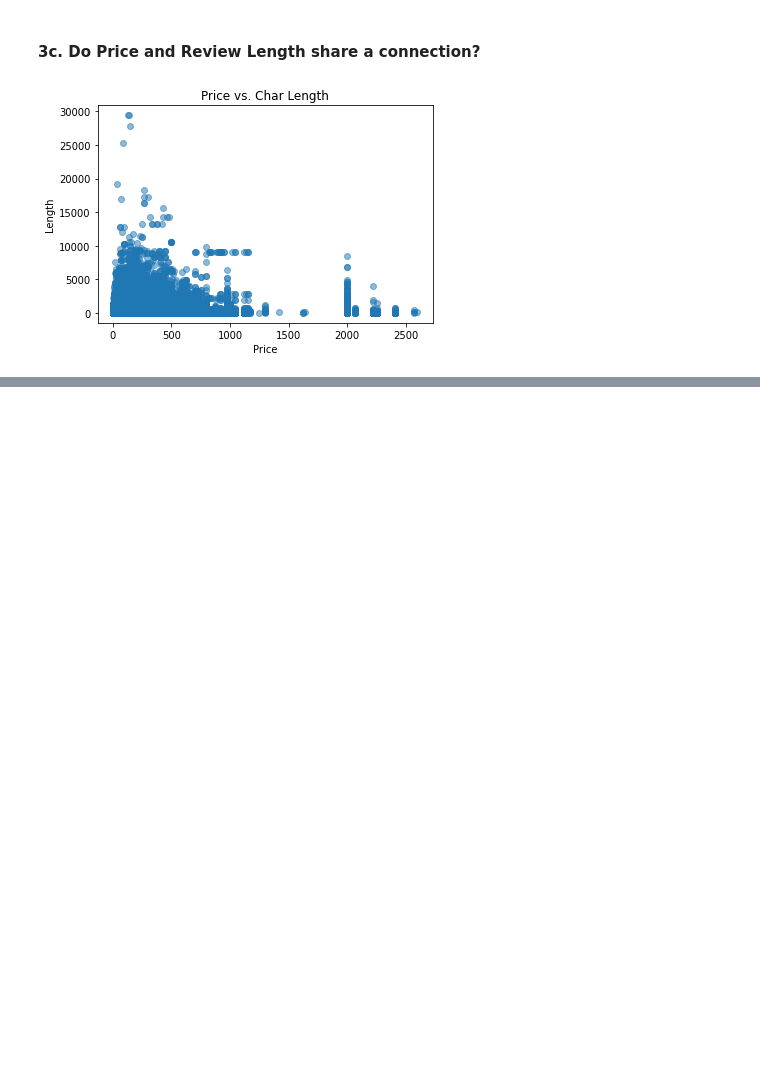
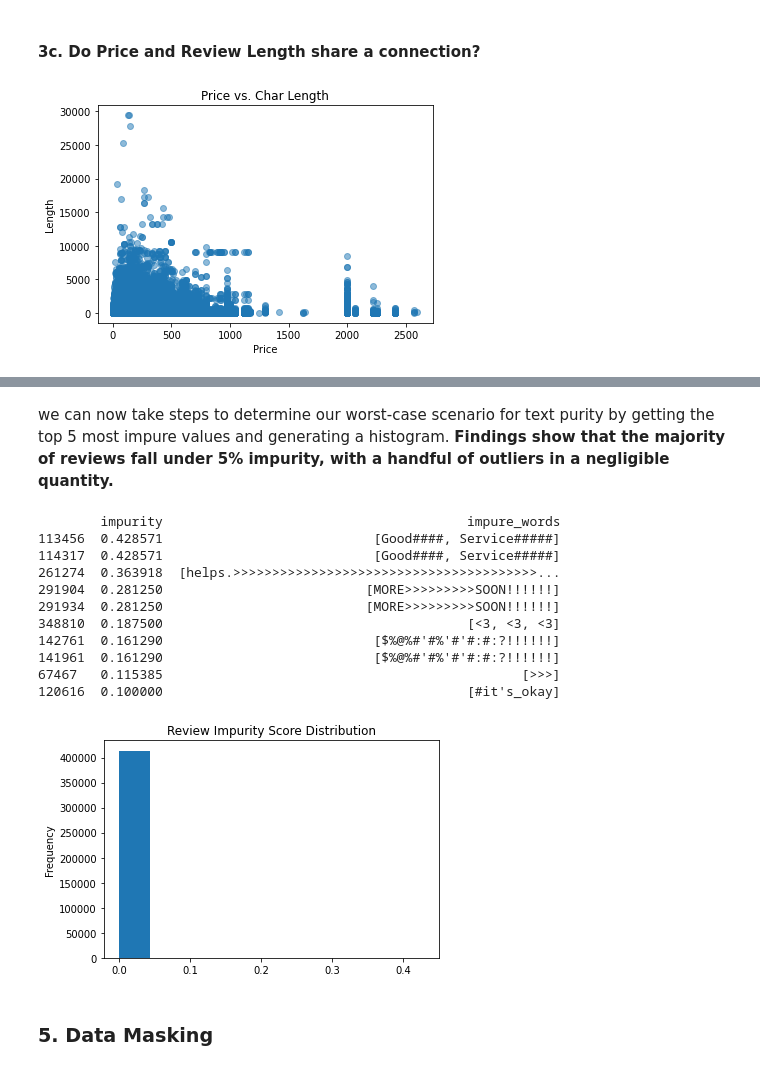
Before and after one commit to kayfilipp/text_mining_amazon_unlocked, a Jupyter notebook: Review_classification.ipynb, the cells around one changed output, grey strips where cells are left out. Drawn from its saved outputs; the diff is of its cells as text; code cells hidden in the pictures; blank space fills up the shorter version.

Commit message:
add title to review impurity histogram

```diff
--- a/Review_classification.ipynb
+++ b/Review_classification.ipynb
@@ -180,0 +159,22 @@ plt.show()
+# %% [markdown]
+we can now take steps to determine our worst-case scenario for text purity by getting the top 5 most impure values and generating a histogram.
+**Findings show that the majority of reviews fall under 5% impurity, with a handful of outliers in a negligible quantity.**
+# %%
+print(df[['impurity','impure_words']].sort_values(by='impurity',ascending=False).head(10))
+df['impurity'].plot(kind='hist',bins=10,title='Review Impurity Score Distribution')
+plt.show()
+# %% [output]
+        impurity                                       impure_words
+113456  0.428571                           [Good####, Service#####]
+114317  0.428571                           [Good####, Service#####]
+261274  0.363918  [helps.>>>>>>>>>>>>>>>>>>>>>>>>>>>>>>>>>>>>>>>...
+291904  0.281250                          [MORE>>>>>>>>>SOON!!!!!!]
+291934  0.281250                          [MORE>>>>>>>>>SOON!!!!!!]
+348810  0.187500                                       [<3, <3, <3]
+142761  0.161290                           [$%@%#'#%'#'#:#:?!!!!!!]
+141961  0.161290                           [$%@%#'#%'#'#:#:?!!!!!!]
+67467   0.115385                                              [>>>]
+120616  0.100000                                       [#it's_okay]
+[figure, added]
+# %% [markdown]
+### 5. Data Masking
```
Also changed, not shown: parts of 9 cells of this notebook.
